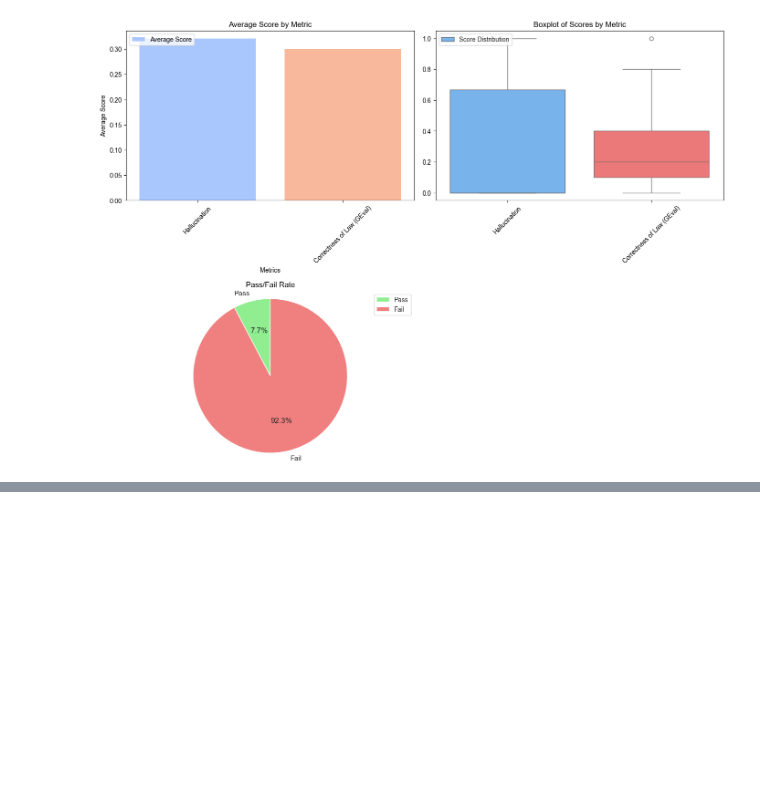
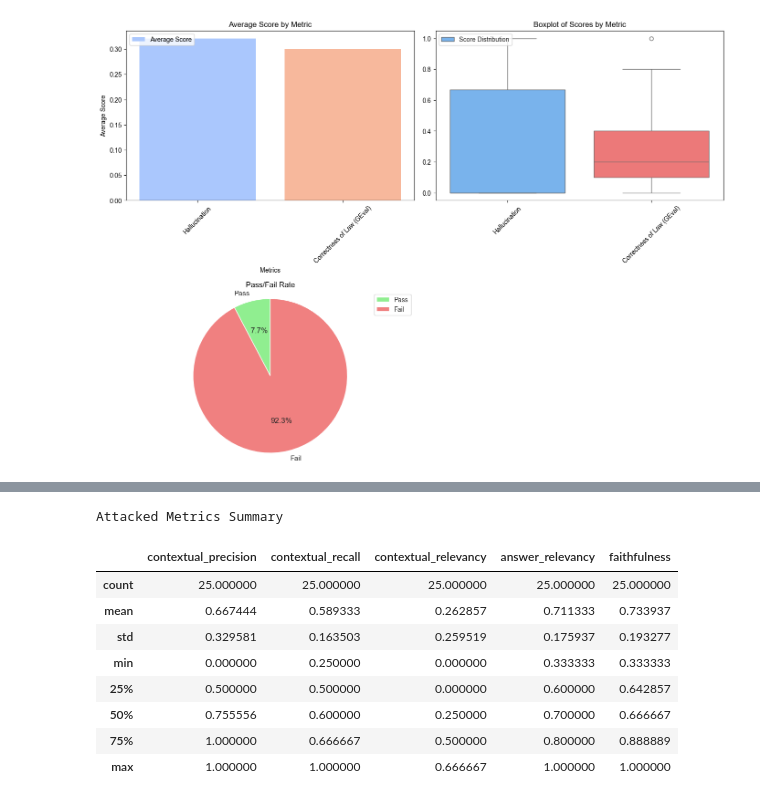
Before and after one commit to yinkiatho/ragflow_capstone, a Jupyter notebook: ragflow_python/evaluation.ipynb, the cells around one changed output, grey strips where cells are left out. Saved outputs shown, nothing was run; the diff lists cells and outputs as text; code cells hidden in the pictures; blank space fills up the shorter version.

```diff
--- a/ragflow_python/evaluation.ipynb
+++ b/ragflow_python/evaluation.ipynb
@@ -358,0 +394,18 @@ Correctness of Law (GEval) - Average Score: 0.30, Std Dev: 0.30
+# %%
+metrics = ['contextual_precision',
+       'contextual_recall', 'contextual_relevancy', 'answer_relevancy',
+       'faithfulness']
+# %%
+print(f"Attacked Metrics Summary")
+df_a[metrics].describe()
+# %% [output]
+Attacked Metrics Summary
+|  | contextual_precision | contextual_recall | contextual_relevancy | answer_relevancy | faithfulness |
+| count | 25.000000 | 25.000000 | 25.000000 | 25.000000 | 25.000000 |
+| mean | 0.667444 | 0.589333 | 0.262857 | 0.711333 | 0.733937 |
+| std | 0.329581 | 0.163503 | 0.259519 | 0.175937 | 0.193277 |
+| min | 0.000000 | 0.250000 | 0.000000 | 0.333333 | 0.333333 |
+| 25% | 0.500000 | 0.500000 | 0.000000 | 0.600000 | 0.642857 |
+| 50% | 0.755556 | 0.600000 | 0.250000 | 0.700000 | 0.666667 |
+| 75% | 1.000000 | 0.666667 | 0.500000 | 0.800000 | 0.888889 |
+| max | 1.000000 | 1.000000 | 0.666667 | 1.000000 | 1.000000 |
```
Also changed, not shown: parts of 6 cells of this notebook, 26 other files.
